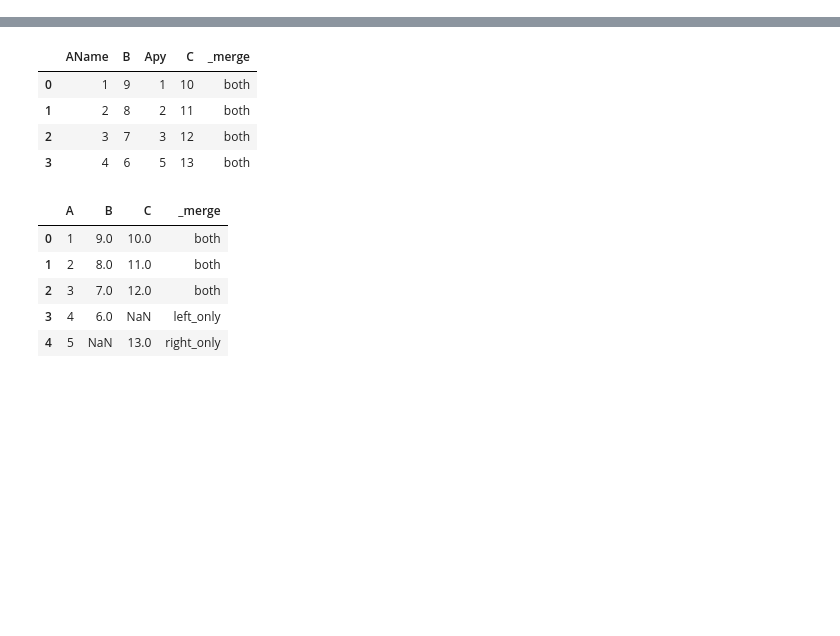
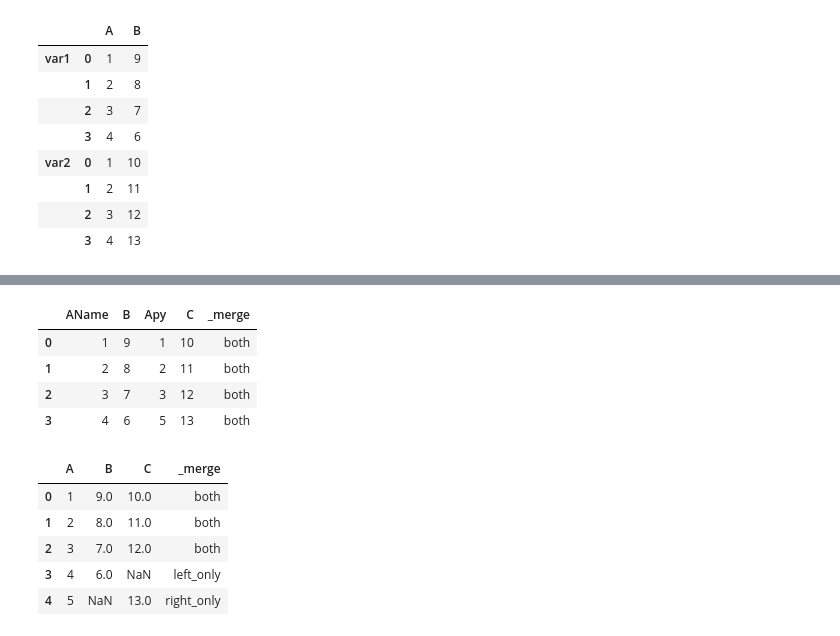
Before and after one commit to amanchandra100/ML_Basics, a Jupyter notebook: Pandas.ipynb, the cells around one changed output, grey strips where cells are left out. Cells and saved outputs as stored; diff of their text form; code cells hidden in the pictures; blank space fills up the shorter version.

```diff
--- a/Pandas.ipynb
+++ b/Pandas.ipynb
@@ -0,0 +131,15 @@
+# %%
+import pandas as pd
+var1 =pd.DataFrame({"A":[1,2,3,4],"B":[9,8,7,6]})
+var2 =pd.DataFrame({"A":[1,2,3,4],"B":[10,11,12,13]})
+pd.concat([var1,var2],keys=["var1","var2"])
+# %% [output]
+|  |  | A | B |
+| var1 | 0 | 1 | 9 |
+|  | 1 | 2 | 8 |
+|  | 2 | 3 | 7 |
+|  | 3 | 4 | 6 |
+| var2 | 0 | 1 | 10 |
+|  | 1 | 2 | 11 |
+|  | 2 | 3 | 12 |
+|  | 3 | 4 | 13 |
```
Also changed, not shown: parts of 14 cells of this notebook, 1 other file.
